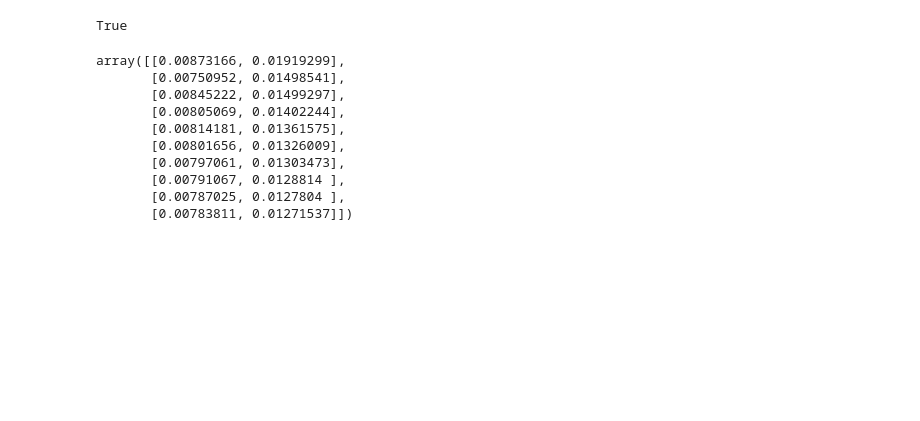
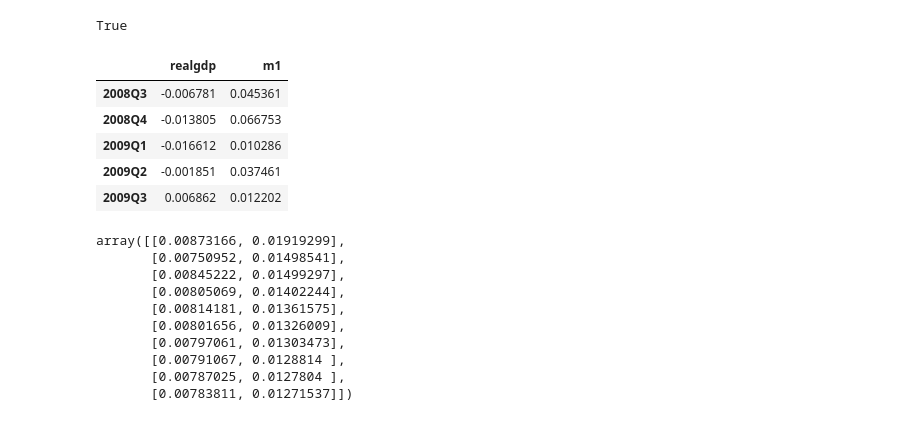
Before and after one commit to jslr1997/ECOG2046, a Jupyter notebook: notebooks/8_VAR.ipynb, the cells around one changed output. Drawn from its saved outputs; the diff is of its cells as text; code cells hidden in the pictures; blank space fills up the shorter version.

```diff
--- a/notebooks/8_VAR.ipynb
+++ b/notebooks/8_VAR.ipynb
@@ -142,6 +142,15 @@ m1        -0.074065  1.000000
 results2.is_stable()
 # %% [output]
 True
+# %%
+data2.tail()
+# %% [output]
+|  | realgdp | m1 |
+| 2008Q3 | -0.006781 | 0.045361 |
+| 2008Q4 | -0.013805 | 0.066753 |
+| 2009Q1 | -0.016612 | 0.010286 |
+| 2009Q2 | -0.001851 | 0.037461 |
+| 2009Q3 | 0.006862 | 0.012202 |
 # %%
 lag_order = results2.k_ar
 results2.forecast(data2.values[-lag_order:], 10)
```
Also changed, not shown: parts of 5 cells of this notebook, 2 other files.
